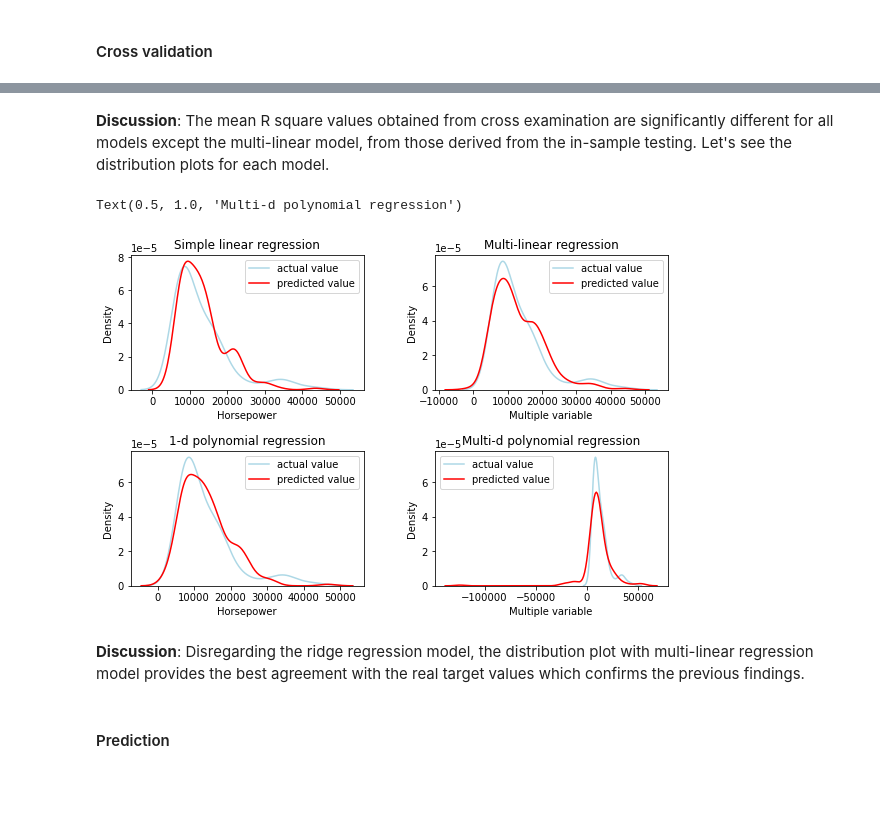
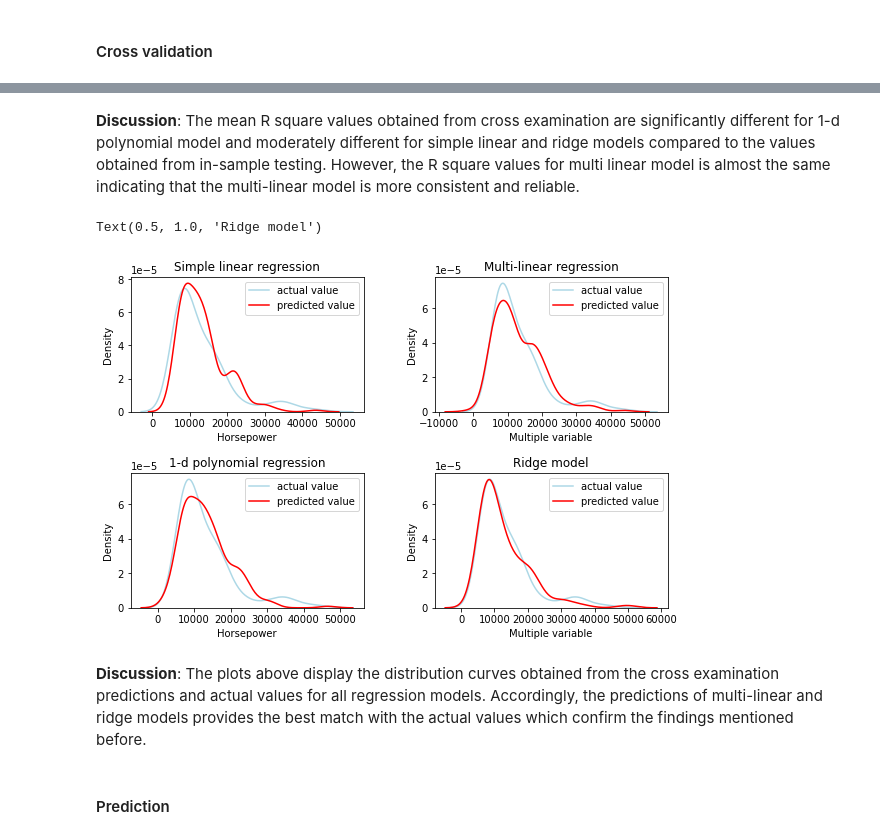
Before and after one commit to Farhad-Davaripour/Step_by_Step_Data_Analysis_Auto_Dataset, a Jupyter notebook: Code_Python.ipynb, the cells around one changed output, grey strips where cells are left out. Drawn from its saved outputs; the diff is of its cells as text; code cells hidden in the pictures; blank space fills up the shorter version.

```diff
--- a/Code_Python.ipynb
+++ b/Code_Python.ipynb
@@ -714,43 +710,43 @@ The mean R square value for the multi dimensional polynomial regression model :
 # %% [markdown]
-**Discussion**: The mean R square values obtained from cross examination are significantly different for all models except the multi-linear model, from those derived from the in-sample testing. Let's see the distribution plots for each model.
+**Discussion**: The mean R square values obtained from cross examination are significantly different for 1-d polynomial model and moderately different for simple linear and ridge models compared to the values obtained from in-sample testing. However, the R square values for multi linear model is almost the same indicating that the multi-linear model is more consistent and reliable.
 # %%
 %%capture --no-display
 ##
 fig, ax = plt.subplots(2,2,figsize = (9,6))
 fig.tight_layout(pad=4.0)
 ##
 mean_yhat= cross_val_predict(LinearRegression(), x_data_total[['horsepower']], y_data_total, cv=3)
 sns.distplot(y_data_total,hist=False, color='lightblue', label='actual value',ax=ax[0,0])
 sns.distplot(mean_yhat, hist=False, color='red', label='predicted value', ax=ax[0,0])
 ax[0,0].legend()
 ax[0,0].set_xlabel('Horsepower')
 ax[0,0].set_title('Simple linear regression')
 ##
 mean_yhat= cross_val_predict(LinearRegression(), x_data_total[cor_list], y_data_total, cv=3)
 sns.distplot(y_data_total,hist=False, color='lightblue', label='actual value',ax=ax[0,1])
 sns.distplot(mean_yhat, hist=False, color='red', label='predicted value', ax=ax[0,1])
 ax[0,1].legend()
 ax[0,1].set_xlabel('Multiple variable')
 ax[0,1].set_title('Multi-linear regression')
 ##
 mean_yhat= cross_val_predict(LinearRegression(), PolynomialFeatures().fit_transform(x_data_total[['horsepower']]), y_data_total, cv=3)
 sns.distplot(y_data_total,hist=False, color='lightblue', label='actual value',ax=ax[1,0])
 sns.distplot(mean_yhat, hist=False, color='red', label='predicted value', ax=ax[1,0])
 ax[1,0].legend()
 ax[1,0].set_xlabel('Horsepower')
 ax[1,0].set_title('1-d polynomial regression')
 ##
-mean_yhat= cross_val_predict(LinearRegression(), PolynomialFeatures().fit_transform(x_data_total[cor_list]), y_data_total, cv=3)
+mean_yhat= cross_val_predict(Ridge(), PolynomialFeatures().fit_transform(x_data_total[cor_list]), y_data_total, cv=3)
 sns.distplot(y_data_total,hist=False, color='lightblue', label='actual value',ax=ax[1,1])
 sns.distplot(mean_yhat, hist=False, color='red', label='predicted value', ax=ax[1,1])
 ax[1,1].legend()
 ax[1,1].set_xlabel('Multiple variable')
-ax[1,1].set_title('Multi-d polynomial regression')
+ax[1,1].set_title('Ridge model')
 # %% [output]
-Text(0.5, 1.0, 'Multi-d polynomial regression')
+Text(0.5, 1.0, 'Ridge model')
-[figure, old version]
+[figure, new version]
 # %% [markdown]
-**Discussion**: Disregarding the ridge regression model, the distribution plot with multi-linear regression model provides the best agreement with the real target values which confirms the previous findings.
+**Discussion**: The plots above display the distribution curves obtained from the cross examination predictions and actual values for all regression models. Accordingly, the predictions of multi-linear and ridge models provides the best match with the actual values which confirm the findings mentioned before.
 # %% [markdown]
 #### Prediction
 # %%
```
Also changed, not shown: parts of 19 cells of this notebook.
